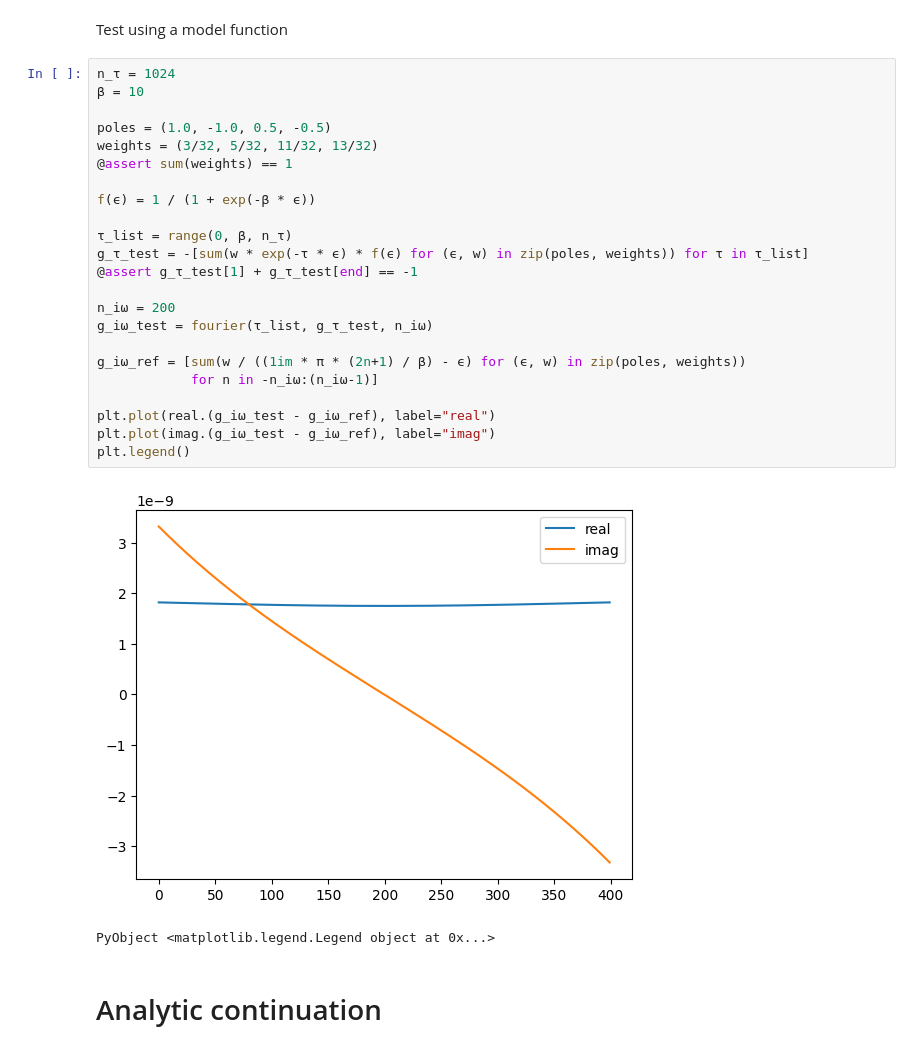
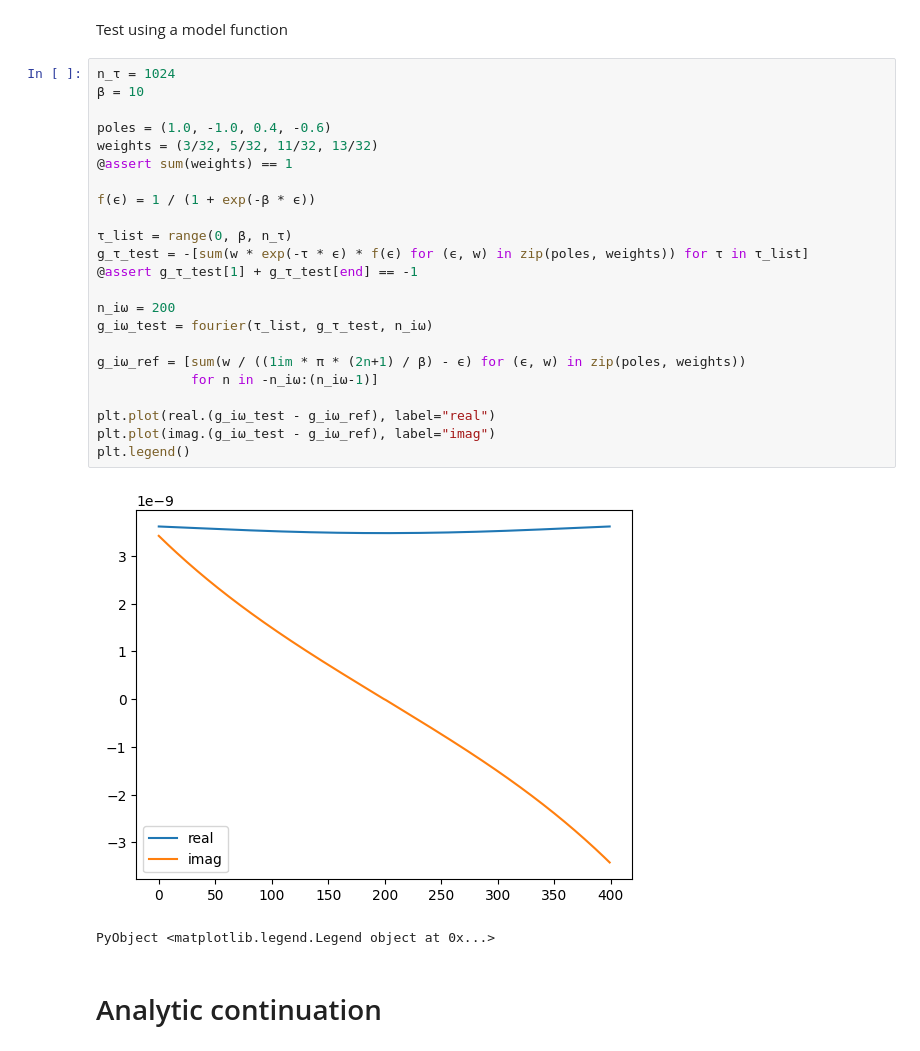
Before and after one commit to krivenko/QInchworm.jl, a Jupyter notebook: bench/ysr/post-processing.ipynb, the cells around one changed output. Saved outputs shown, nothing was run; the diff lists cells and outputs as text.

```diff
--- a/bench/ysr/post-processing.ipynb
+++ b/bench/ysr/post-processing.ipynb
@@ -143,28 +83,28 @@ Test using a model function
 # %%
 n_τ = 1024
 β = 10
 
-poles = (1.0, -1.0, 0.5, -0.5)
+poles = (1.0, -1.0, 0.4, -0.6)
 weights = (3/32, 5/32, 11/32, 13/32)
 @assert sum(weights) == 1
 
 f(ϵ) = 1 / (1 + exp(-β * ϵ))
 
 τ_list = range(0, β, n_τ)
 g_τ_test = -[sum(w * exp(-τ * ϵ) * f(ϵ) for (ϵ, w) in zip(poles, weights)) for τ in τ_list]
 @assert g_τ_test[1] + g_τ_test[end] == -1
 
 n_iω = 200
 g_iω_test = fourier(τ_list, g_τ_test, n_iω)
 
 g_iω_ref = [sum(w / ((1im * π * (2n+1) / β) - ϵ) for (ϵ, w) in zip(poles, weights))
             for n in -n_iω:(n_iω-1)]
 
 plt.plot(real.(g_iω_test - g_iω_ref), label="real")
 plt.plot(imag.(g_iω_test - g_iω_ref), label="imag")
 plt.legend()
 # %% [output]
-[figure, old version]
+[figure, new version]
 PyObject <matplotlib.legend.Legend object at 0x...>
 # %% [markdown]
 # Analytic continuation
```
Also changed, not shown: parts of 15 cells of this notebook.
